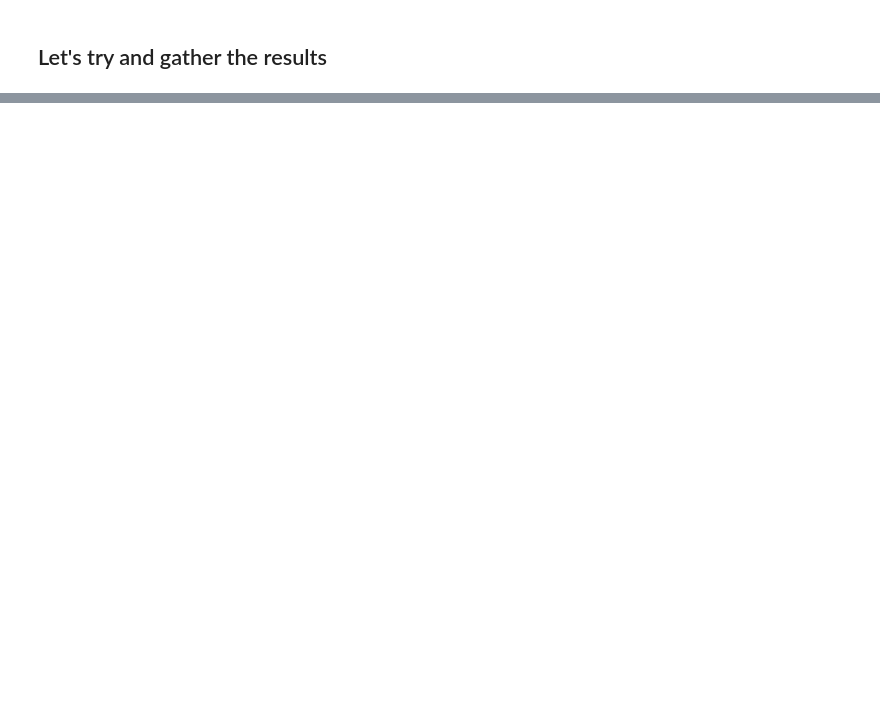
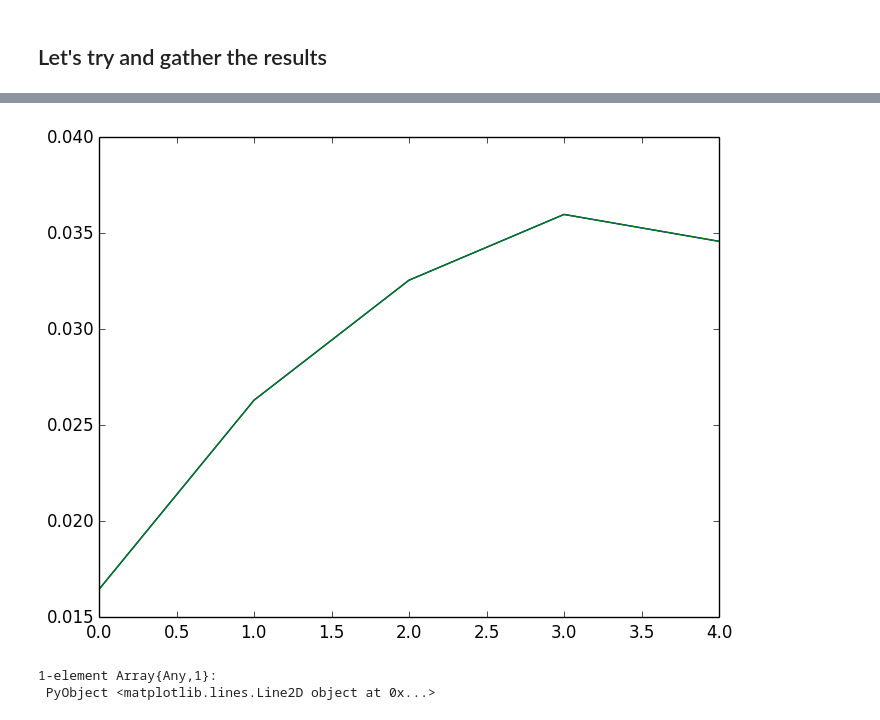
Before and after one commit to KiranRamesh-Aero/UnsteadyFlowSolvers.jl, a Jupyter notebook: Notebooks/Flexible_firstBending.ipynb, the cells around one changed output, grey strips where cells are left out. Saved outputs shown, nothing was run; the diff lists cells and outputs as text; code cells hidden in the pictures; blank space fills up the shorter version.

```diff
--- a/Notebooks/Flexible_firstBending.ipynb
+++ b/Notebooks/Flexible_firstBending.ipynb
@@ -269,0 +529,10 @@ T*c/u
+# %%
+lhs = zeros(2*n_span,n_bterm)
+rhs = zeros(2*n_span)
+b_coeff = zeros(nsteps,n_bterm)
+sp_gam = zeros(nsteps,2*n_span)
+
+dt = W_mat[1][2,1] - W_mat[1][1,1]
+
+cnc_f = zeros(nsteps)
+cnnc_f = zeros(nsteps)
@@ -269,0 +577,31 @@ T*c/u
+# %%
+a03d = zeros(nsteps,n_span)
+a0dot3d = zeros(nsteps,n_span)
+gam_other = zeros(nsteps,n_span)
+
+for i = 1:nsteps
+    for j = 1:n_span
+         sp_gam[i,j] = 0
+         for n = 1:n_bterm
+             sp_gam[i,j] = sp_gam[i,j] + 2*b_d*u*b_coeff[i,n]*sin(n*psi[j])
+         end
+    end
+end
+
+for i = 1:nsteps
+    for j = 1:n_span
+        a03d[i,j] = 0
+        for n = 1:n_bterm
+            a03d[i,j] = a03d[i,j] - real(n)*b_coeff[i,n]*sin(n*psi[j])/sin(psi[j])
+            a0dot3d[i,j] = a0dot3d[i,j] - real(n)*bdot[i,n]*sin(n*psi[j])/sin(psi[j])
+        end
+        gam_other[i,j] = u*c_d*pi*(W_mat[j][i,9] + a03d[i,j])
+    end
+end
+# %%
+plot(sp_gam[10,1:n_span])
+plot(gam_other[10,:])
+# %% [output]
+[figure, added]
+1-element Array{Any,1}:
+ PyObject <matplotlib.lines.Line2D object at 0x...>
```
Also changed, not shown: parts of 38 cells of this notebook, 2 other files.
